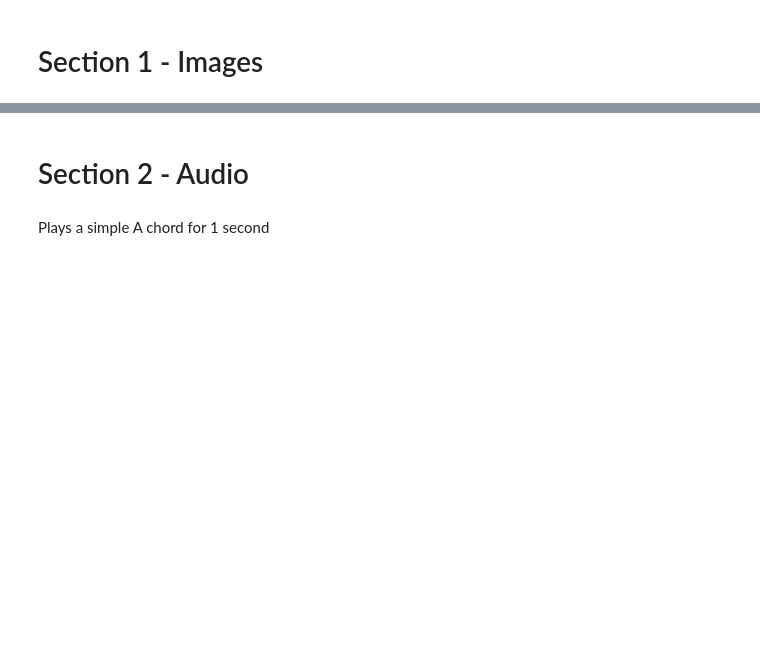
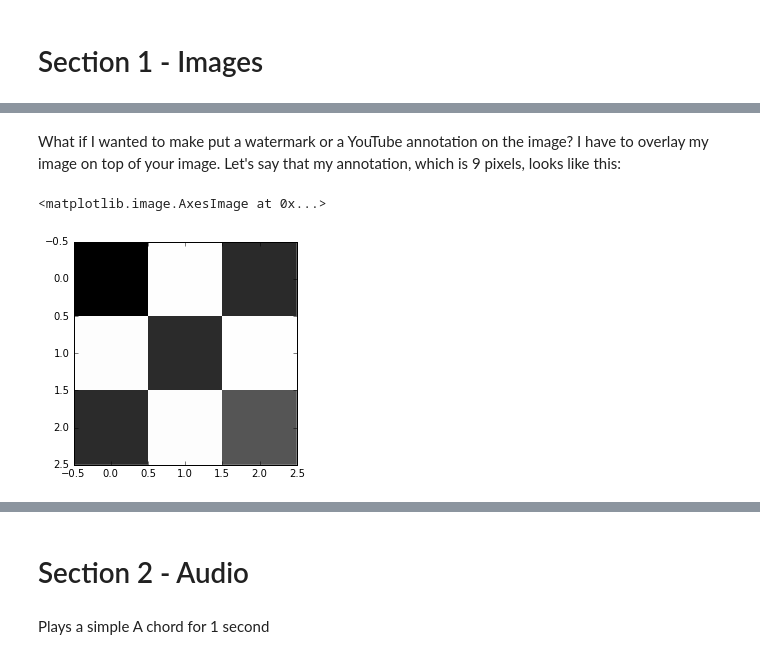
Before and after one commit to HKNDecal/HKNDecal, a Jupyter notebook: session2/Session 2.ipynb, the cells around one changed output, grey strips where cells are left out. Cells and saved outputs as stored; diff of their text form; code cells hidden in the pictures; blank space fills up the shorter version.

```diff
--- a/session2/Session 2.ipynb
+++ b/session2/Session 2.ipynb
@@ -29,0 +105,11 @@ plt.imshow(data, cmap="gray", interpolation='none')
+# %% [markdown]
+What if I wanted to make put a watermark or a YouTube annotation on the image? I have to overlay my image on top of your image. Let's say that my annotation, which is 9 pixels, looks like this:
+# %%
+annotation = np.array([[0.4, 1.0, 0.5],
+                       [1.0, 0.5, 1.0],
+                       [0.5, 1.0, 0.6]],
+                     dtype=float)
+plt.imshow(annotation, cmap="gray", interpolation='none')
+# %% [output]
+<matplotlib.image.AxesImage at 0x...>
+[figure, added]
```
Also changed, not shown: parts of 19 cells of this notebook.
